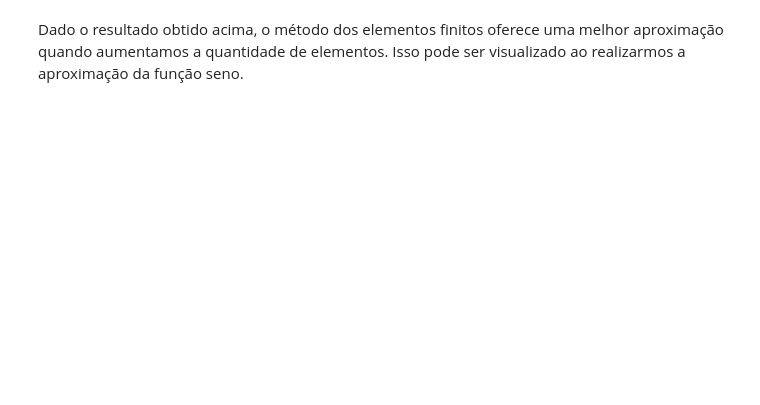
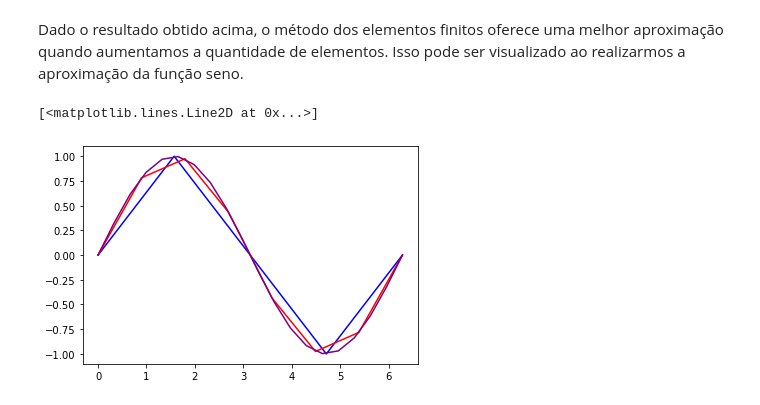
Before and after one commit to RafaelBNN/es203, a Jupyter notebook: Trabalho_Computacional.ipynb, the cells around one changed output. Saved outputs shown, nothing was run; the diff lists cells and outputs as text; code cells hidden in the pictures; blank space fills up the shorter version.

```diff
--- a/Trabalho_Computacional.ipynb
+++ b/Trabalho_Computacional.ipynb
@@ -301,2 +314,15 @@ plt.plot(matrizV)
 # %% [markdown]
 Dado o resultado obtido acima, o método dos elementos finitos oferece uma melhor aproximação quando aumentamos a quantidade de elementos. Isso pode ser visualizado ao realizarmos a aproximação da função seno.
+# %%
+# O terceiro parametro eh o numero de "passos" que damos, similar ao numero de elementos do metodo dos elementos finitos.
+# Note que, aumentando os passos, obtemos uma funcao mais proxima a original
+x = np.linspace(0,2*np.pi,5)
+x2 = np.linspace(0,2*np.pi,8)
+x3 = np.linspace(0,2*np.pi,20)
+
+plt.plot(x,np.sin(x),color='blue')
+plt.plot(x2,np.sin(x2),color='red')
+plt.plot(x3,np.sin(x3),color='purple')
+# %% [output]
+[<matplotlib.lines.Line2D at 0x...>]
+[figure, added]
```
Also changed, not shown: parts of 13 cells of this notebook.
